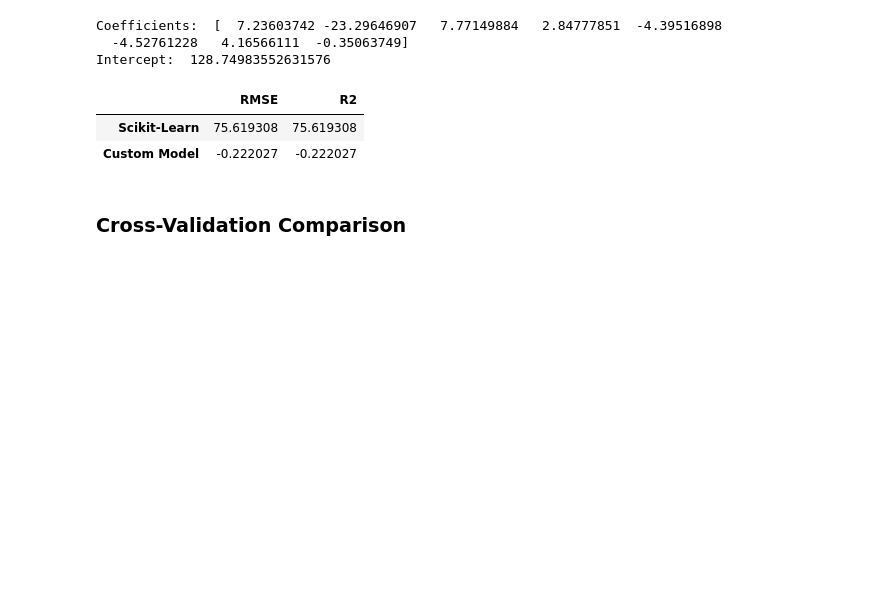
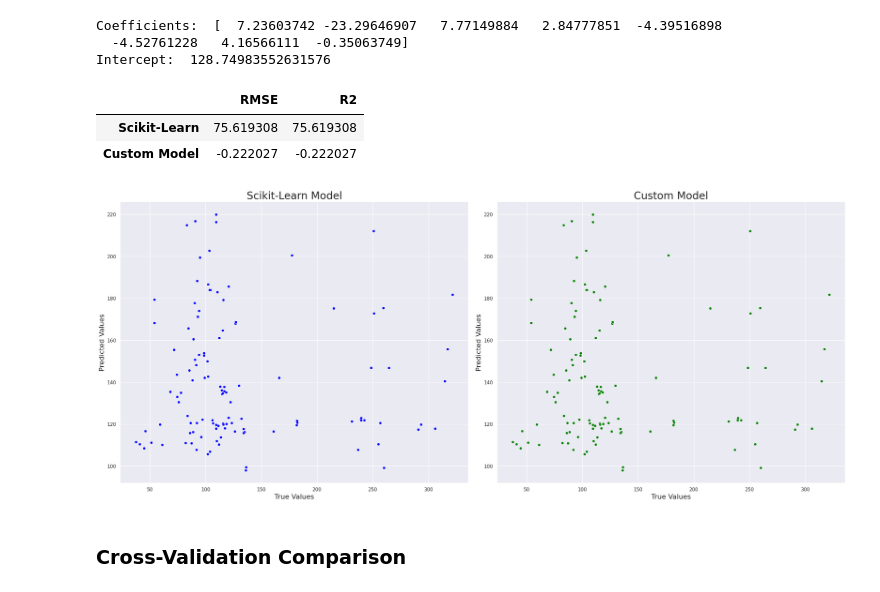
Before and after one commit to rafaelcbpy/Comp_Aplicada_ICA, a Jupyter notebook: notebooks/HW2/regression.ipynb, the cells around one changed output. Cells and saved outputs as stored; diff of their text form; code cells hidden in the pictures; blank space fills up the shorter version.

```diff
--- a/notebooks/HW2/regression.ipynb
+++ b/notebooks/HW2/regression.ipynb
@@ -188,8 +184,8 @@ r2 = []
 # %%
-sk_lm = LinearRegression()
-sk_lm.fit(X_train, y_train)
+sk_ols = LinearRegression()
+sk_ols.fit(X_train, y_train)
 
-sk_yhat = sk_lm.predict(X_test)
-rmse.append(root_mean_squared_error(y_test, sk_yhat))
-r2.append(r2_score(y_test, sk_yhat))
+sk_yhat_ols = sk_ols.predict(X_test)
+rmse_ols.append(root_mean_squared_error(y_test, sk_yhat_ols))
+r2_ols.append(r2_score(y_test, sk_yhat_ols))
 # %%
@@ -200,10 +196,10 @@ Coefficients:  [  7.23603742 -23.29646907   7.77149884   2.84777851  -4.39516898
   -4.52761228   4.16566111  -0.35063749]
 Intercept:  128.7498355263158
 # %%
-custom_lm = OLSRegressor()
-custom_lm.fit(X_train, y_train)
+custom_ols = OLSRegressor()
+custom_ols.fit(X_train, y_train)
 
-custom_yhat = custom_lm.predict(X_test)
-rmse.append(root_mean_squared_error(y_test, custom_yhat))
-r2.append(r2_score(y_test, custom_yhat))
+custom_yhat_ols = custom_ols.predict(X_test)
+rmse_ols.append(root_mean_squared_error(y_test, custom_yhat_ols))
+r2_ols.append(r2_score(y_test, custom_yhat_ols))
 # %%
@@ -219,6 +215,35 @@ pd.DataFrame([rmse, r2], columns=["RMSE", "R2"], index=["Scikit-Learn", "Custom
 |  | RMSE | R2 |
 | Scikit-Learn | 75.619308 | 75.619308 |
 | Custom Model | -0.222027 | -0.222027 |
+# %%
+fig, (ax1, ax2) = plt.subplots(1, 2, figsize=(24, 10), dpi=100, constrained_layout = True)
+# axs = axs.flatten()
+# i=0
+sns.scatterplot(
+    x=y_test,
+    y=sk_yhat_ols,
+    ax=ax1,
+    color="Blue"
+)
+
+ax1.set_title(f"Scikit-Learn Model", fontsize=24)
+ax1.set_xlabel("True Values", fontsize=16)
+ax1.set_ylabel("Predicted Values", fontsize=16)
+
+sns.scatterplot(
+    x=y_test,
+    y=custom_yhat_ols,
+    ax=ax2,
+    color="Green"
+)
+
+ax2.set_title(f"Custom Model", fontsize=24)
+ax2.set_xlabel("True Values", fontsize=16)
+ax2.set_ylabel("Predicted Values", fontsize=16)
+
+fig = fig
+# %% [output]
+[figure, added]
 # %% [markdown]
 ### Cross-Validation Comparison
 # %%
```
Also changed, not shown: parts of 39 cells of this notebook, 1 other file.
